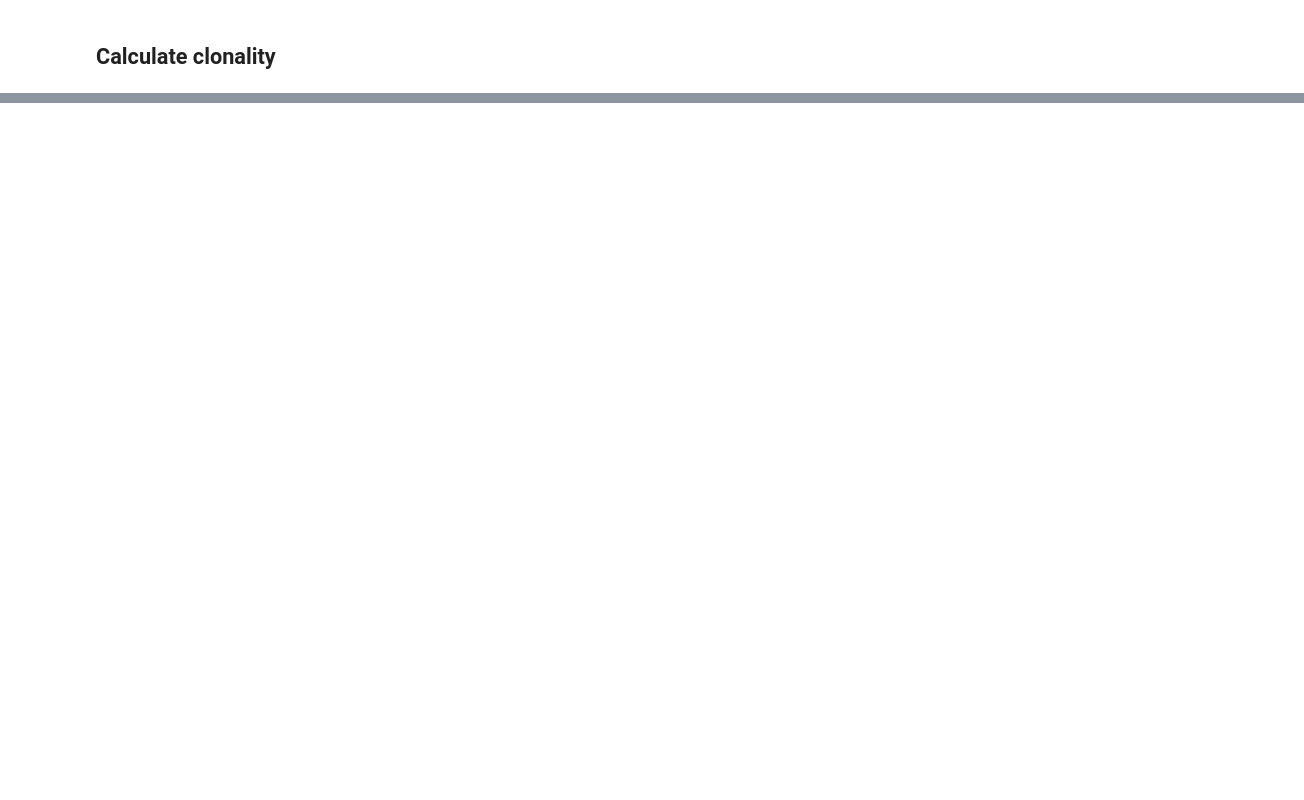
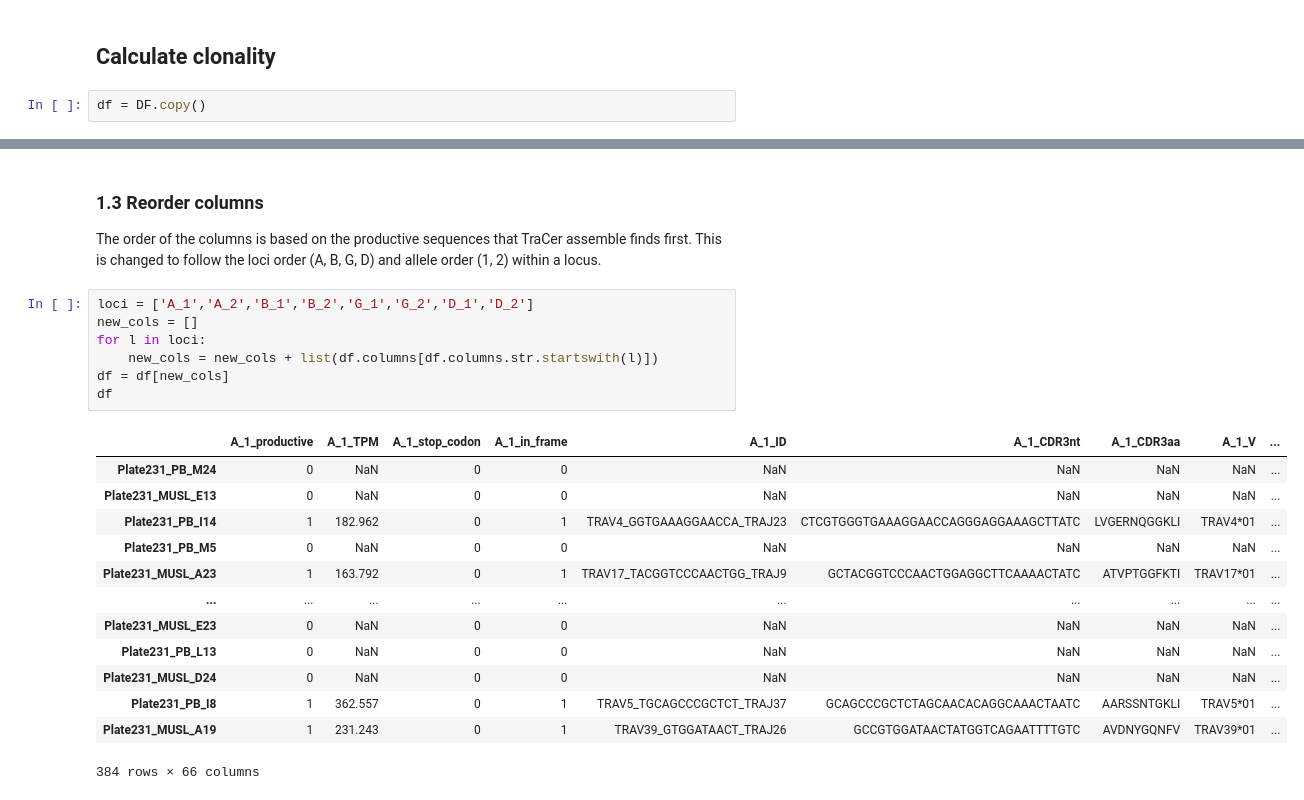
Before and after one commit to scReumaKI/smartseq3-TCR, a Jupyter notebook: src/Clonality.ipynb, the cells around one changed output, grey strips where cells are left out. Saved outputs shown, nothing was run; the diff lists cells and outputs as text; blank space fills up the shorter version.

```diff
--- a/src/Clonality.ipynb
+++ b/src/Clonality.ipynb
@@ -47,2 +46,4 @@ DF
 # %% [markdown]
 ## Calculate clonality
+# %%
+df = DF.copy()
@@ -48,0 +72,24 @@ DF
+# %% [markdown]
+### 1.3 Reorder columns
+The order of the columns is based on the productive sequences that TraCer assemble finds first. This is changed to follow the loci order (A, B, G, D) and allele order (1, 2) within a locus.
+# %%
+loci = ['A_1','A_2','B_1','B_2','G_1','G_2','D_1','D_2']
+new_cols = []
+for l in loci:
+    new_cols = new_cols + list(df.columns[df.columns.str.startswith(l)])
+df = df[new_cols]
+df
+# %% [output]
+|  | A_1_productive | A_1_TPM | A_1_stop_codon | A_1_in_frame | A_1_ID | A_1_CDR3nt | A_1_CDR3aa | A_1_V | ... |
+| Plate231_PB_M24 | 0 | NaN | 0 | 0 | NaN | NaN | NaN | NaN | ... |
+| Plate231_MUSL_E13 | 0 | NaN | 0 | 0 | NaN | NaN | NaN | NaN | ... |
+| Plate231_PB_I14 | 1 | 182.962 | 0 | 1 | TRAV4_GGTGAAAGGAACCA_TRAJ23 | CTCGTGGGTGAAAGGAACCAGGGAGGAAAGCTTATC | LVGERNQGGKLI | TRAV4*01 | ... |
+| Plate231_PB_M5 | 0 | NaN | 0 | 0 | NaN | NaN | NaN | NaN | ... |
+| Plate231_MUSL_A23 | 1 | 163.792 | 0 | 1 | TRAV17_TACGGTCCCAACTGG_TRAJ9 | GCTACGGTCCCAACTGGAGGCTTCAAAACTATC | ATVPTGGFKTI | TRAV17*01 | ... |
+| ... | ... | ... | ... | ... | ... | ... | ... | ... | ... |
+| Plate231_MUSL_E23 | 0 | NaN | 0 | 0 | NaN | NaN | NaN | NaN | ... |
+| Plate231_PB_L13 | 0 | NaN | 0 | 0 | NaN | NaN | NaN | NaN | ... |
+| Plate231_MUSL_D24 | 0 | NaN | 0 | 0 | NaN | NaN | NaN | NaN | ... |
+| Plate231_PB_I8 | 1 | 362.557 | 0 | 1 | TRAV5_TGCAGCCCGCTCT_TRAJ37 | GCAGCCCGCTCTAGCAACACAGGCAAACTAATC | AARSSNTGKLI | TRAV5*01 | ... |
+| Plate231_MUSL_A19 | 1 | 231.243 | 0 | 1 | TRAV39_GTGGATAACT_TRAJ26 | GCCGTGGATAACTATGGTCAGAATTTTGTC | AVDNYGQNFV | TRAV39*01 | ... |
+384 rows × 66 columns
```
Also changed, not shown: parts of 7 cells of this notebook, 2 other files.
